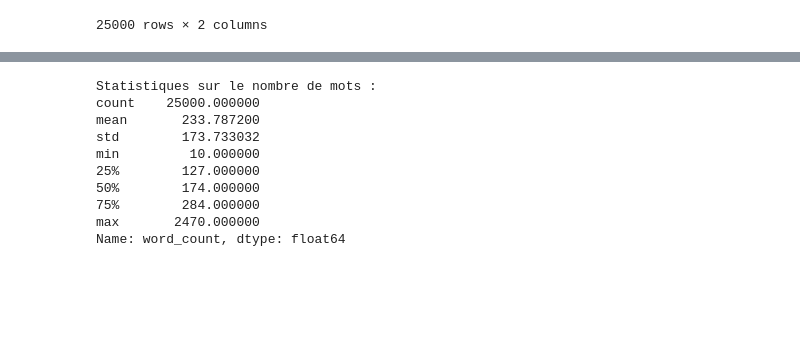
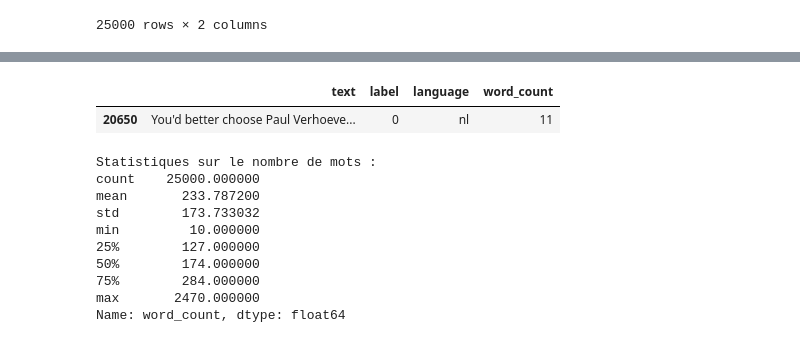
Before and after one commit to antoinerougier/NLP_Project, a Jupyter notebook: notebook/viz.ipynb, the cells around one changed output, grey strips where cells are left out. Drawn from its saved outputs; the diff is of its cells as text; code cells hidden in the pictures; blank space fills up the shorter version.

```diff
--- a/notebook/viz.ipynb
+++ b/notebook/viz.ipynb
@@ -75,3 +83,8 @@ print(language_counts)
+# %%
+df[df.language=='nl']
+# %% [output]
+|  | text | label | language | word_count |
+| 20650 | You'd better choose Paul Verhoeve... | 0 | nl | 11 |
 # %%
 def count_words(text):
     if isinstance(text, str):
```
Also changed, not shown: parts of 2 cells of this notebook, 3 other files.
